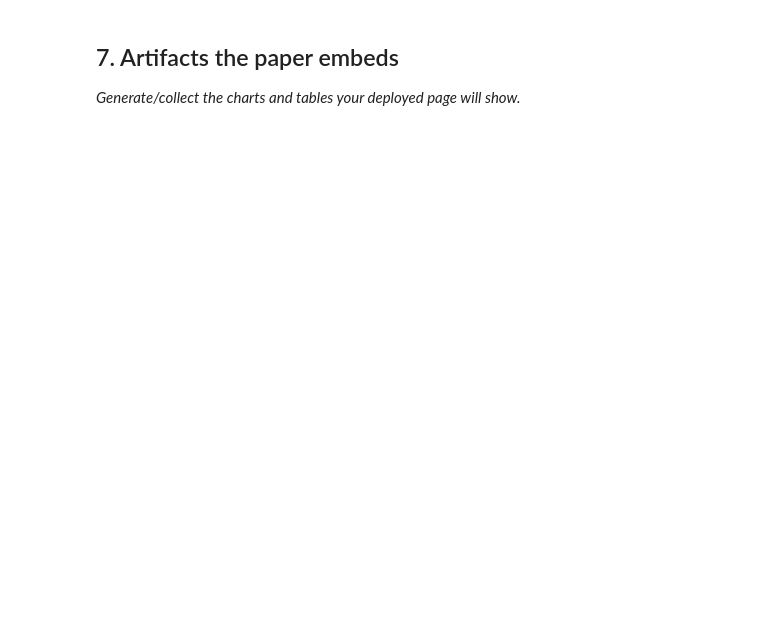
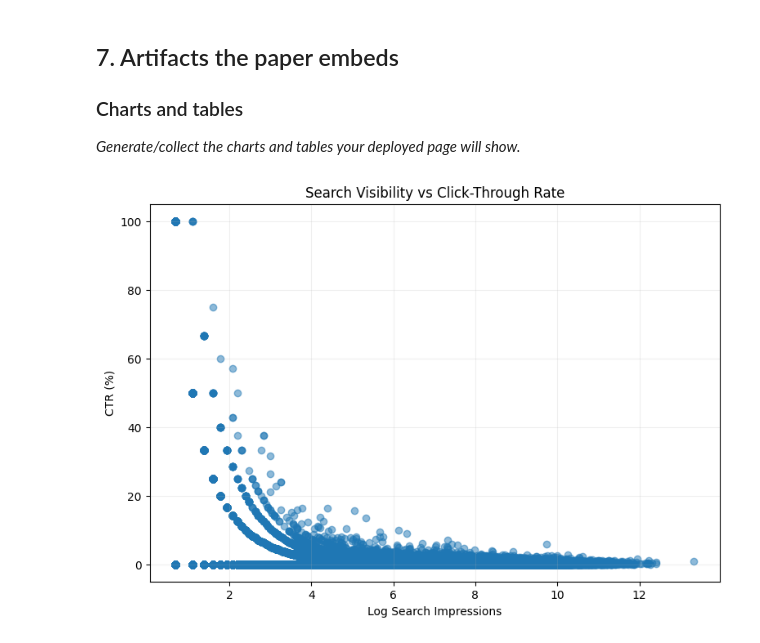
Before and after one commit to Zohaibarif69/flyrank-ml-work, a Jupyter notebook: work/notebooks/capstone.ipynb, the cells around one changed output. Drawn from its saved outputs; the diff is of its cells as text; code cells hidden in the pictures; blank space fills up the shorter version.

```diff
--- a/work/notebooks/capstone.ipynb
+++ b/work/notebooks/capstone.ipynb
@@ -32,0 +41,25 @@ This skeleton is yours to fill. Work the sections **in order** — each one has
+# %%
+# Load the March 2026 warehouse data
+
+from huggingface_hub import hf_hub_download
+import pandas as pd
+import numpy as np
+
+DATASET = "FlyRank/internship-warehouse"
+
+march_file = hf_hub_download(
+    repo_id=DATASET,
+    filename="fact_content_daily_performance/month=2026-03/data_0.parquet",
+    repo_type="dataset",
+    token=HF_TOKEN
+)
+
+march_path = march_file.replace("\\", "/")
+
+df = pd.read_parquet(march_path)
+
+print("Rows:", len(df))
+print("Columns:")
+print(df.columns.tolist())
+
+display(df.head())
@@ -33,4 +452,27 @@ This skeleton is yours to fill. Work the sections **in order** — each one has
 # %% [markdown]
 ## 7. Artifacts the paper embeds
+### Charts and tables
 
 *Generate/collect the charts and tables your deployed page will show.*
+# %%
+import matplotlib.pyplot as plt
+
+plot_df = scored[
+    (scored["gsc_impressions"] > 0) &
+    scored["ctr"].notna()
+].copy()
+
+plt.figure(figsize=(9, 6))
+plt.scatter(
+    np.log1p(plot_df["gsc_impressions"]),
+    plot_df["ctr_pct"],
+    alpha=0.5
+)
+
+plt.xlabel("Log Search Impressions")
+plt.ylabel("CTR (%)")
+plt.title("Search Visibility vs Click-Through Rate")
+plt.grid(alpha=0.2)
+plt.show()
+# %% [output]
+[figure, added]
```
Also changed, not shown: parts of 24 cells of this notebook.
